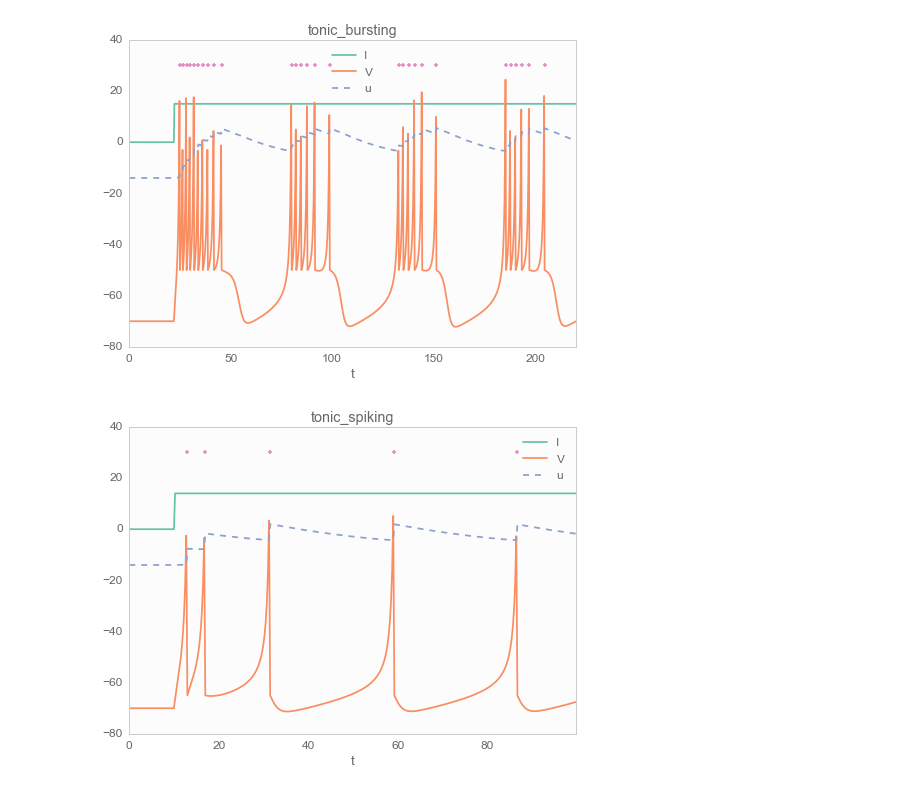
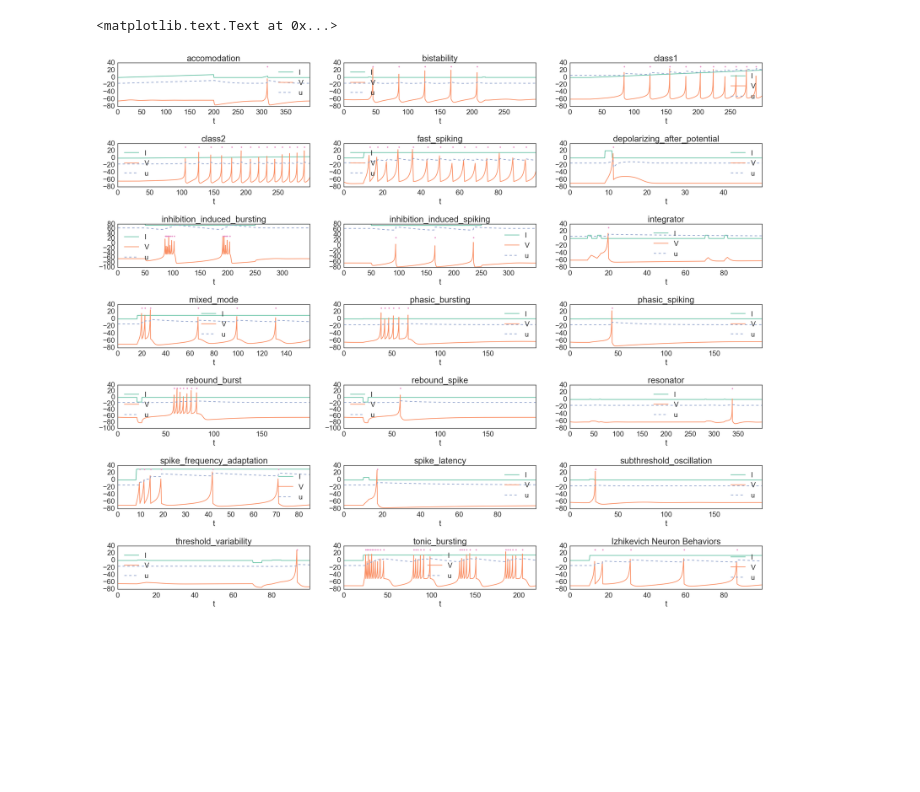
Before and after one commit to fomorians/neural-rs, a Jupyter notebook: Neural.ipynb, the cells around one changed output. Drawn from its saved outputs; the diff is of its cells as text; code cells hidden in the pictures; blank space fills up the shorter version.

```diff
--- a/Neural.ipynb
+++ b/Neural.ipynb
@@ -111,11 +13,42 @@ plot_neuron("threshold_variability")
-# %%
-plot_neuron("tonic_bursting")
-# %% [output]
-[figure, removed]
-# %%
-plot_neuron("tonic_spiking")
-# %% [output]
-[figure, removed]
+# %%
+def plot_neuron(name, ax):
+    data = pd.read_csv('./tests/results/%s.csv' % name, index_col=0)
+    data[["I", "V", "u"]].plot(style=["-", "-", "--"], title=name, ax=ax)
+
+    spikes = data["spike"]
+    spikes = spikes[spikes != 0]
+    spikes.plot(style=["."], ax=ax)
+
+names = [
+  "accomodation",
+  "bistability",
+  "class1",
+  "class2",
+  "fast_spiking",
+  "depolarizing_after_potential",
+  "inhibition_induced_bursting",
+  "inhibition_induced_spiking",
+  "integrator",
+  "mixed_mode",
+  "phasic_bursting",
+  "phasic_spiking",
+  "rebound_burst",
+  "rebound_spike",
+  "resonator",
+  "spike_frequency_adaptation",
+  "spike_latency",
+  "subthreshold_oscillation",
+  "threshold_variability",
+  "tonic_bursting",
+  "tonic_spiking",
+]
+fig, axes = plt.subplots(7, 3, figsize=(24, 20))
+for name, ax in zip(names, axes.flatten()):
+    plot_neuron(name, ax)
+plt.tight_layout()
+# %% [output]
+<matplotlib.text.Text at 0x...>
+[figure, added]
 # %%
 ltp = pd.read_csv('./tests/results/stdp_ltp.csv')
 ltd = pd.read_csv('./tests/results/stdp_ltd.csv')
```
Also changed, not shown: parts of 26 cells of this notebook.
